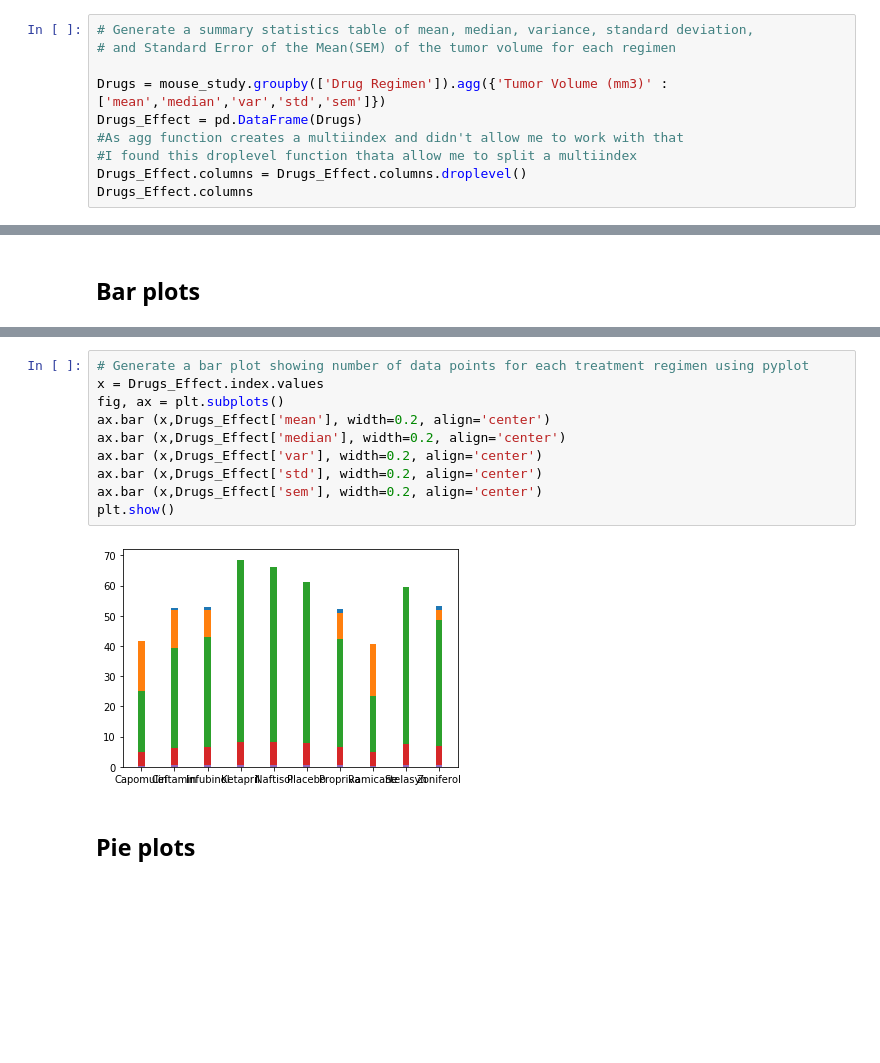
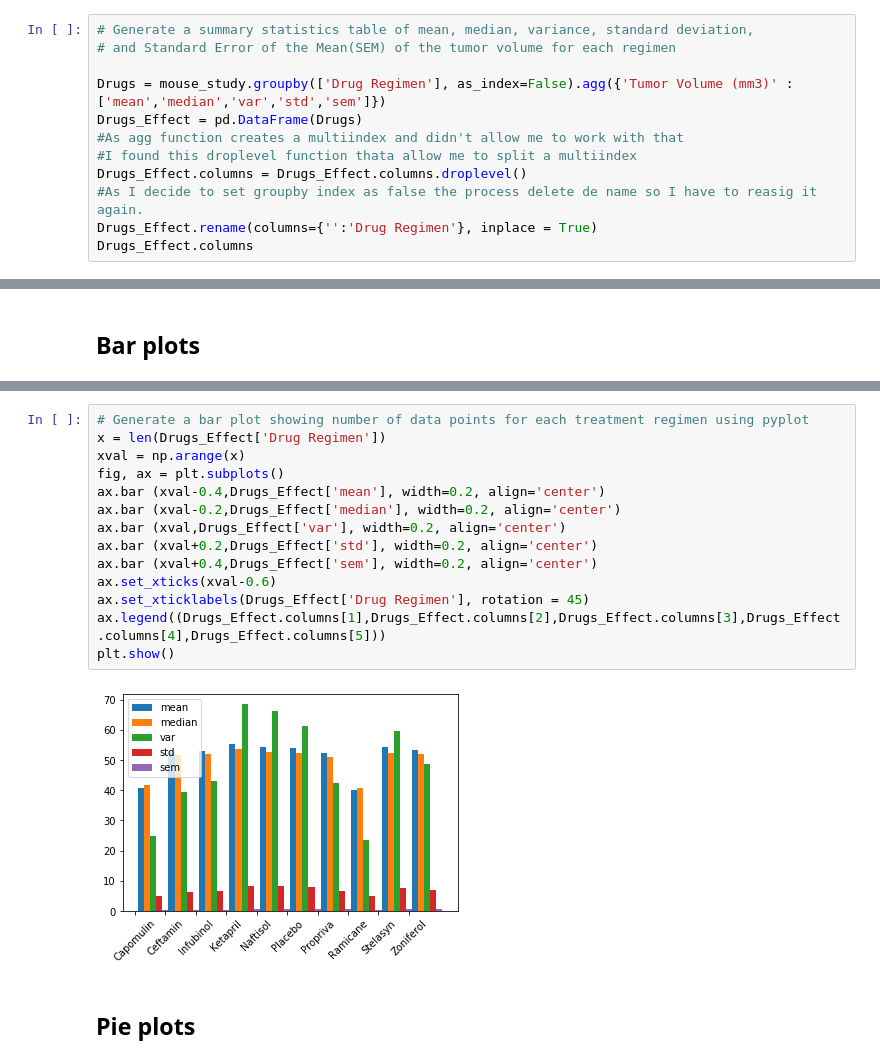
Before and after one commit to DenebAguirre/Matplotlib-challenge, a Jupyter notebook: Pymaceuticals/pymaceuticals_starter.ipynb, the cells around one changed output, grey strips where cells are left out. Drawn from its saved outputs; the diff is of its cells as text; blank space fills up the shorter version.

```diff
--- a/Pymaceuticals/pymaceuticals_starter.ipynb
+++ b/Pymaceuticals/pymaceuticals_starter.ipynb
@@ -32,10 +33,12 @@ mouse_study.head()
 # Generate a summary statistics table of mean, median, variance, standard deviation,
 # and Standard Error of the Mean(SEM) of the tumor volume for each regimen
 
-Drugs = mouse_study.groupby(['Drug Regimen']).agg({'Tumor Volume (mm3)' : ['mean','median','var','std','sem']})
+Drugs = mouse_study.groupby(['Drug Regimen'], as_index=False).agg({'Tumor Volume (mm3)' : ['mean','median','var','std','sem']})
 Drugs_Effect = pd.DataFrame(Drugs)
 #As agg function creates a multiindex and didn't allow me to work with that
 #I found this droplevel function thata allow me to split a multiindex
 Drugs_Effect.columns = Drugs_Effect.columns.droplevel()
+#As I decide to set groupby index as false the process delete de name so I have to reasig it again.
+Drugs_Effect.rename(columns={'':'Drug Regimen'}, inplace = True)
 Drugs_Effect.columns
 # %% [output]
@@ -51,15 +66,19 @@ Drugs_Effect.plot(kind='bar')
 # %%
 # Generate a bar plot showing number of data points for each treatment regimen using pyplot
-x = Drugs_Effect.index.values
+x = len(Drugs_Effect['Drug Regimen'])
+xval = np.arange(x)
 fig, ax = plt.subplots()
-ax.bar (x,Drugs_Effect['mean'], width=0.2, align='center')
-ax.bar (x,Drugs_Effect['median'], width=0.2, align='center')
-ax.bar (x,Drugs_Effect['var'], width=0.2, align='center')
-ax.bar (x,Drugs_Effect['std'], width=0.2, align='center')
-ax.bar (x,Drugs_Effect['sem'], width=0.2, align='center')
+ax.bar (xval-0.4,Drugs_Effect['mean'], width=0.2, align='center')
+ax.bar (xval-0.2,Drugs_Effect['median'], width=0.2, align='center')
+ax.bar (xval,Drugs_Effect['var'], width=0.2, align='center')
+ax.bar (xval+0.2,Drugs_Effect['std'], width=0.2, align='center')
+ax.bar (xval+0.4,Drugs_Effect['sem'], width=0.2, align='center')
+ax.set_xticks(xval-0.6)
+ax.set_xticklabels(Drugs_Effect['Drug Regimen'], rotation = 45)
+ax.legend((Drugs_Effect.columns[1],Drugs_Effect.columns[2],Drugs_Effect.columns[3],Drugs_Effect.columns[4],Drugs_Effect.columns[5]))
 plt.show()
 # %% [output]
-[figure, old version]
+[figure, new version]
 # %% [markdown]
 ## Pie plots
 # %%
```
Also changed, not shown: parts of 8 cells of this notebook.
